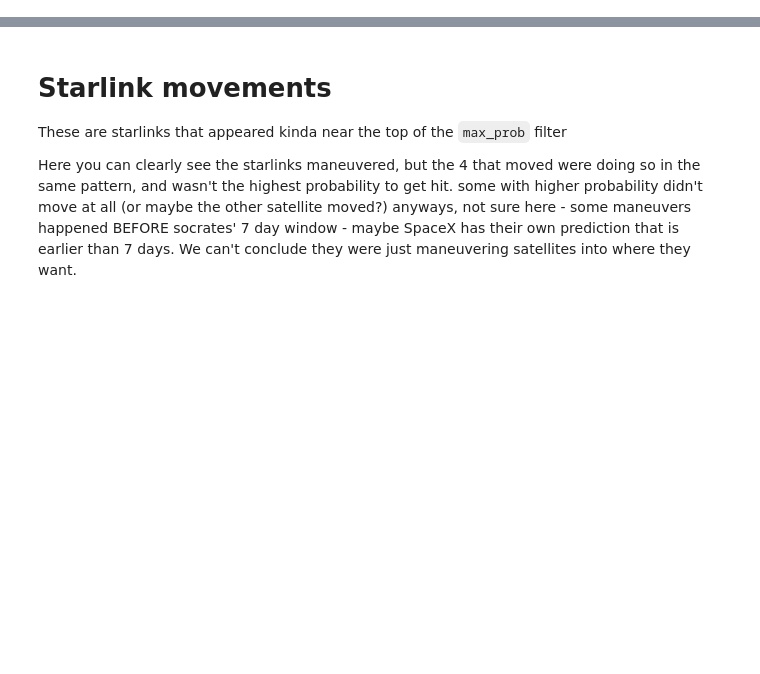
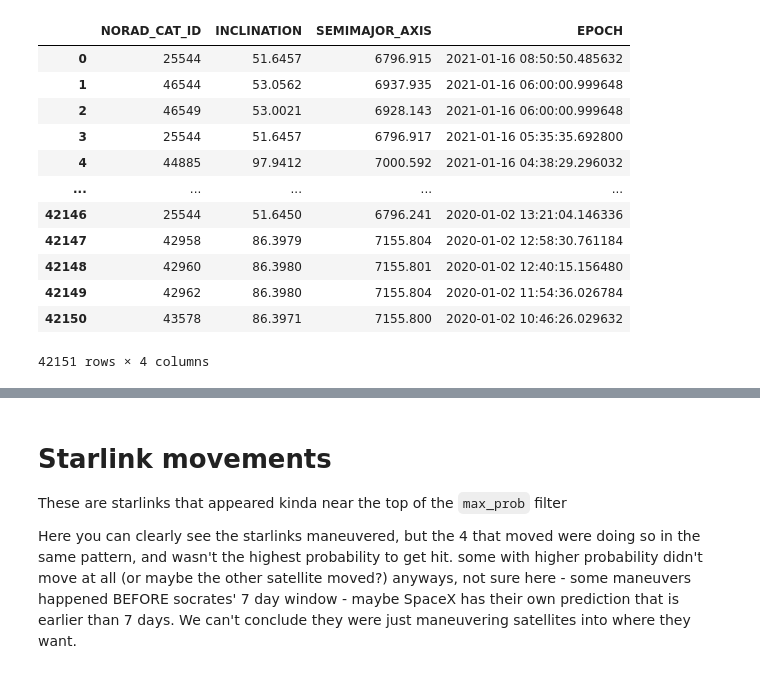
Before and after one commit to mads-hatters/SIADS-591-Orbital-Congestion, a Jupyter notebook: playground/tim_detect_maneuver/find_maneuvers_socrates.ipynb, the cells around one changed output, grey strips where cells are left out. Cells and saved outputs as stored; diff of their text form; code cells hidden in the pictures; blank space fills up the shorter version.

```diff
--- a/playground/tim_detect_maneuver/find_maneuvers_socrates.ipynb
+++ b/playground/tim_detect_maneuver/find_maneuvers_socrates.ipynb
@@ -73,7 +98,22 @@ f"https://www.space-track.org/basicspacedata/query/class/gp_history/NORAD_CAT_ID
 # %%
 df = pd.read_csv("top50_max_prob_socrates.csv")
 df['EPOCH'] = df['EPOCH'].astype('datetime64[ns]')
-df = df[["NORAD_CAT_ID","INCLINATION","SEMIMAJOR_AXIS","EPOCH"]]
+df = df[["NORAD_CAT_ID","INCLINATION","SEMIMAJOR_AXIS","EPOCH"]]#, 'APOAPSIS', 'PERIAPSIS']]
+df
+# %% [output]
+|  | NORAD_CAT_ID | INCLINATION | SEMIMAJOR_AXIS | EPOCH |
+| 0 | 25544 | 51.6457 | 6796.915 | 2021-01-16 08:50:50.485632 |
+| 1 | 46544 | 53.0562 | 6937.935 | 2021-01-16 06:00:00.999648 |
+| 2 | 46549 | 53.0021 | 6928.143 | 2021-01-16 06:00:00.999648 |
+| 3 | 25544 | 51.6457 | 6796.917 | 2021-01-16 05:35:35.692800 |
+| 4 | 44885 | 97.9412 | 7000.592 | 2021-01-16 04:38:29.296032 |
+| ... | ... | ... | ... | ... |
+| 42146 | 25544 | 51.6450 | 6796.241 | 2020-01-02 13:21:04.146336 |
+| 42147 | 42958 | 86.3979 | 7155.804 | 2020-01-02 12:58:30.761184 |
+| 42148 | 42960 | 86.3980 | 7155.801 | 2020-01-02 12:40:15.156480 |
+| 42149 | 42962 | 86.3980 | 7155.804 | 2020-01-02 11:54:36.026784 |
+| 42150 | 43578 | 86.3971 | 7155.800 | 2020-01-02 10:46:26.029632 |
+42151 rows × 4 columns
 # %%
 new_df = df.merge(single_max_prob,how="left",left_on="NORAD_CAT_ID",right_on="sat_norad")
 new_df["delta"] = new_df.EPOCH - new_df.tca_time
```
Also changed, not shown: parts of 7 cells of this notebook, 4 other files.
